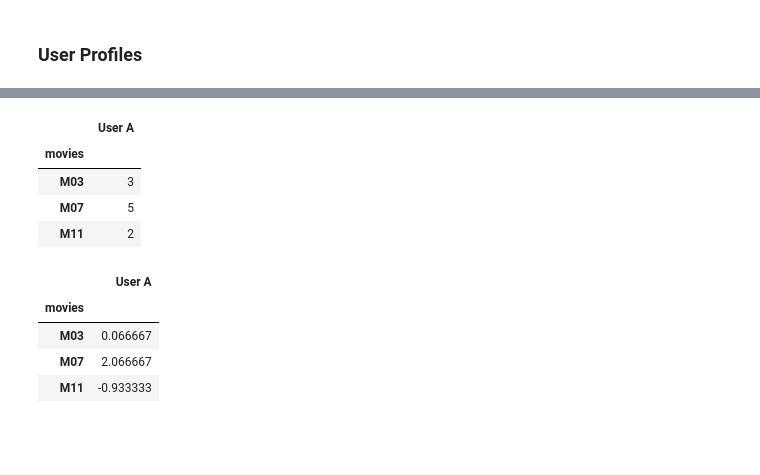
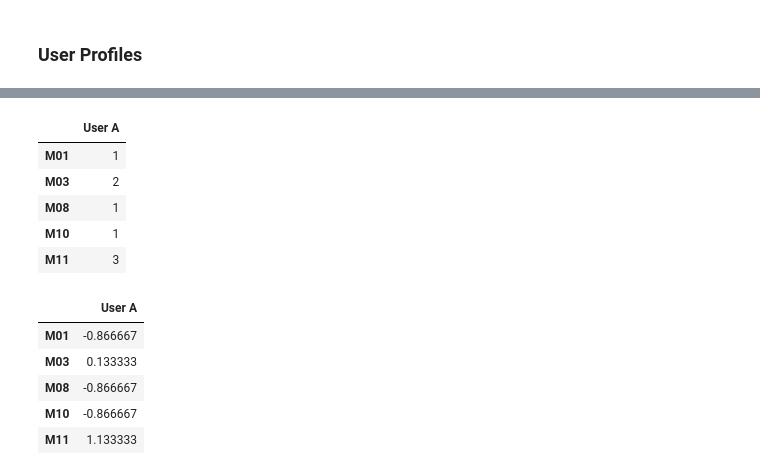
Before and after one commit to drolsonmi/math3280, a Jupyter notebook: Notes/3280_06_Recommendations.ipynb, the cells around one changed output, grey strips where cells are left out. Cells and saved outputs as stored; diff of their text form; code cells hidden in the pictures; blank space fills up the shorter version.

```diff
--- a/Notes/3280_06_Recommendations.ipynb
+++ b/Notes/3280_06_Recommendations.ipynb
@@ -12,15 +195,5 @@ import pandas as pd
 # %%
 ## Item (Movie) Profile
-
-movies = ['M01','M02','M03','M04','M05','M06','M07','M08','M09','M10','M11','M12','M13','M14','M15']
-actors = {
-    'movies' : ['M01','M02','M03','M04','M05','M06','M07','M08','M09','M10','M11','M12','M13','M14','M15'],
-    'Julia Roberts': [1,0,1,0,0,0,1,1,0,1,1,0,0,0,0]
-}
-
-movie_profile = pd.DataFrame(actors)
-#movie_profile.columns = movies
-movie_profile.set_index('movies', inplace=True)
-
-movie_profile
+item_profile = movie_casts.loc['Julia Roberts']
+item_profile
 # %% [output]
@@ -117,0 +237,5 @@ user_ratings
+# %%
+## User Rating
+## Rating of 1-5 stars : 0 means no rating
+userA_ratings = pd.DataFrame(np.random.randint(0,5,15), index=movies, columns=['User A'])
+userA_ratings
@@ -118,18 +259,21 @@ user_ratings
 # %%
 ## Show only the ratings for movies with Julia Roberts
-user_ratings[user_ratings['User A'] * movie_profile['Julia Roberts'] > 0]
+condition = userA_ratings['User A'] * item_profile > 0
+userA_ratings[condition]
 # %% [output]
 |  | User A |
-| movies |  |
-| M03 | 3 |
-| M07 | 5 |
-| M11 | 2 |
+| M01 | 1 |
+| M03 | 2 |
+| M08 | 1 |
+| M10 | 1 |
+| M11 | 3 |
 # %%
 ## Ratings - average rating
-user_ratings[user_ratings['User A'] * movie_profile['Julia Roberts'] > 0] - user_ratings['User A'].mean()
+userA_ratings[condition] - userA_ratings.mean()
 # %% [output]
 |  | User A |
-| movies |  |
-| M03 | 0.066667 |
-| M07 | 2.066667 |
-| M11 | -0.933333 |
+| M01 | -0.866667 |
+| M03 | 0.133333 |
+| M08 | -0.866667 |
+| M10 | -0.866667 |
+| M11 | 1.133333 |
```
Also changed, not shown: parts of 17 cells of this notebook.
